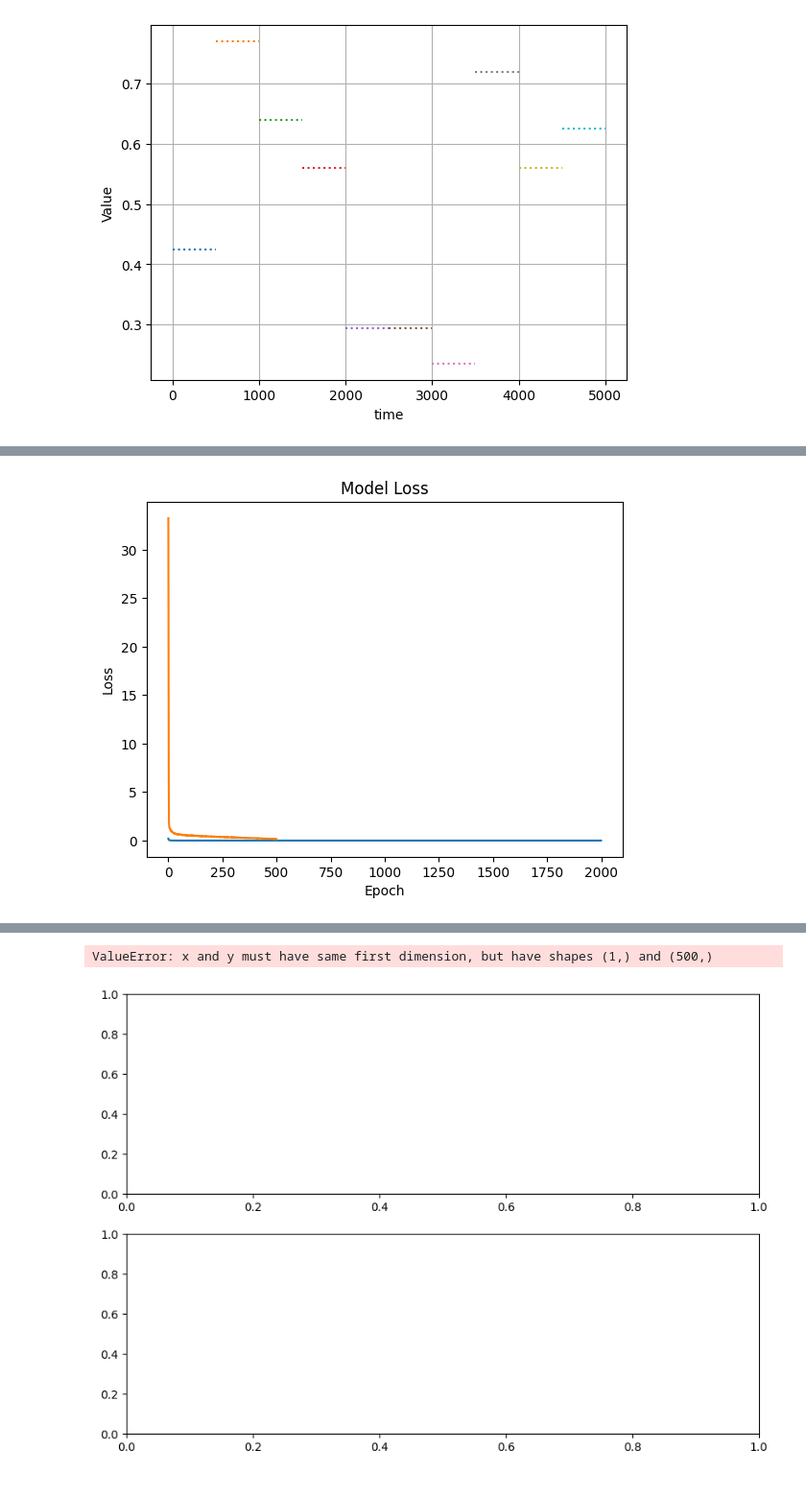
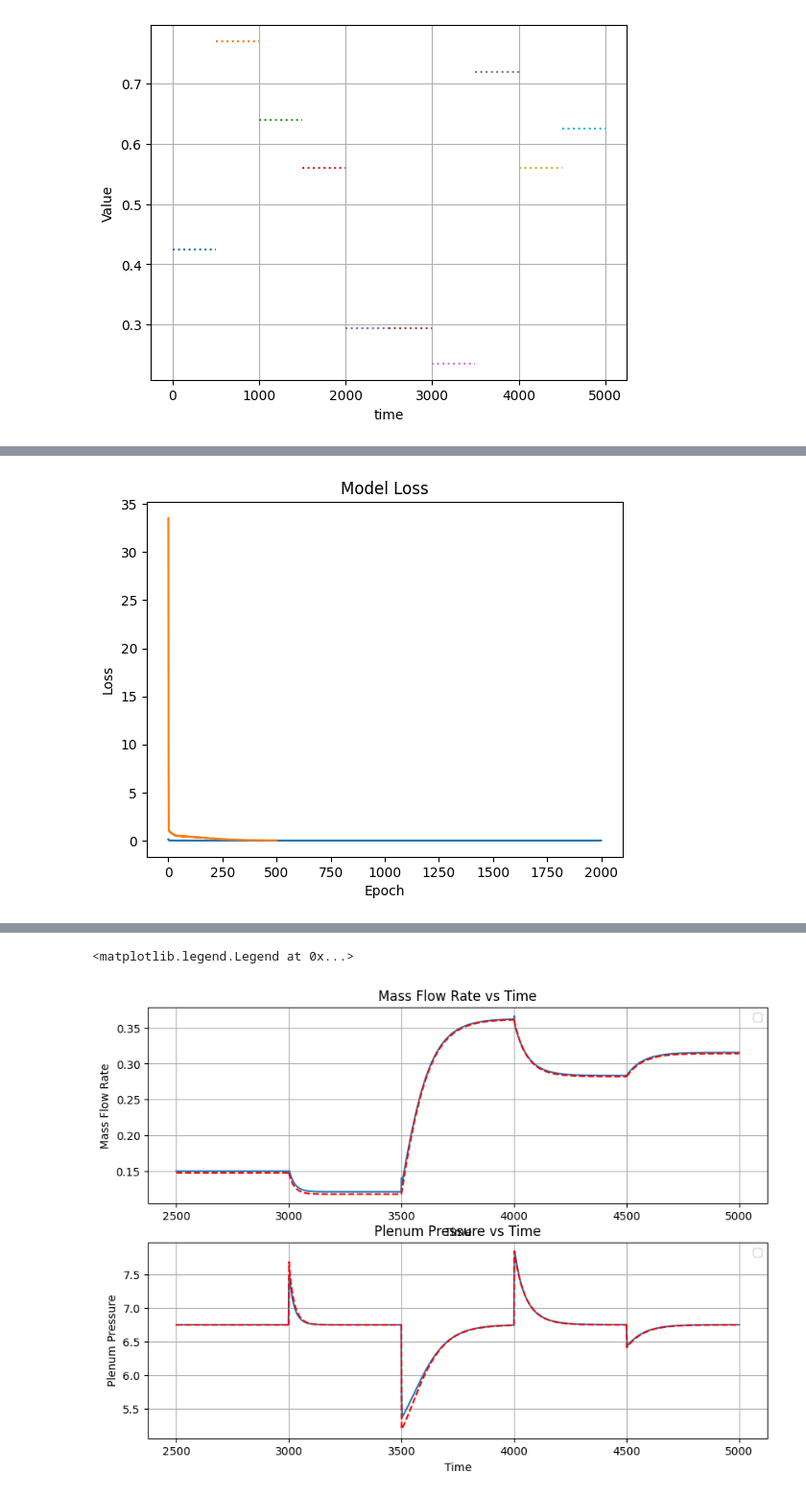
Before and after one commit to MMatheusB/UFBA, a Jupyter notebook: Sistema_Compressao/RNN(2).ipynb, the cells around one changed output, grey strips where cells are left out. Shown at 96% size. Drawn from its saved outputs; the diff is of its cells as text; code cells hidden in the pictures.

```diff
--- a/Sistema_Compressao/RNN(2).ipynb
+++ b/Sistema_Compressao/RNN(2).ipynb
@@ -93,10 +93,7 @@ plt.show()
 # %%
 RNN_train = np.array(RNN_train)
 RNN_test = np.array(RNN_test)
-print(RNN_train.shape)
-print(RNN_test.shape)
-
-timestep = 4
+timestep = 2
 
 X = []
 yMass = []
@@ -109,22 +106,24 @@ for j in range(5):
         X.append(RNN_train[j,:,i])
         x_test.append(RNN_test[j,:,i])
         if i == (len(RNN_train[0][0]) - 1):
-            if j !=3:
+            if j != 4:
                 yMass.append(RNN_train[j + 1, :1, 0])
                 yPress.append(RNN_train[j + 1, 1:2, 0])
+            else:
+                yMass.append(RNN_train[0, :1, 0])
+                yPress.append(RNN_train[0, 1:2, 0])
         else:
             yMass.append(RNN_train[j,:1,i+1])
             yPress.append(RNN_train[j,1:2,i+1])
 
 
 X = np.array(X)
-X = tf.reshape(X, [500, 5, 3])
+X = tf.reshape(X, [1250, 2, 3])
 yMass = np.array(yMass)
-yMass = tf.reshape(yMass, [499, 5, 1])
+yMass = tf.reshape(yMass, [1250, 2, 1])
 yPress = np.array(yPress)
-yPress = tf.reshape(yPress, [500, 5, 1])
+yPress = tf.reshape(yPress, [1250, 2, 1])
 
 
 x_test = np.array(x_test)
-x_test = tf.reshape(x_test, [500, 5, 3])
-print(x_test)
+x_test = tf.reshape(x_test, [1250, 2, 3])
@@ -185,7 +179,7 @@ plt.show()
 predictionM = modelMass.predict(x_test)
 predictionP = modelPress.predict(x_test)
 
-
+interval2 = [np.linspace(2500, 5000, 1250)]
 # Extract mass and pressure from prediction
 mass = predictionM[:,:,0]
 pressure = predictionP[:,:,0]
@@ -193,9 +187,9 @@ pressure = predictionP[:,:,0]
 # Cria uma figura com subplots
 fig, axs = plt.subplots(2, 1, figsize=(10, 7))
 
+axs[0].plot(np.squeeze(interval2), np.squeeze(mass[ :, 0]))
 # Gráfico da mass FlowRate vs. Tempo
 for i in range(5, 10):
-    axs[0].plot(interval[i], mass[ :, i - 5])
     axs[0].plot(interval[i], np.squeeze(massFlowrate[i]), 'r--')
 axs[0].grid(True)
 axs[0].set_xlabel('Time')
@@ -203,9 +197,9 @@ axs[0].set_ylabel('Mass Flow Rate')
 axs[0].set_title('Mass Flow Rate vs Time')
 axs[0].legend()
 
+axs[1].plot(np.squeeze(interval2), np.squeeze(pressure[:,0]))
 # Gráfico da Pressão do PlenumPressure vs. Tempo
 for i in range(5, 10):
-    axs[1].plot(interval[i], np.squeeze(pressure[:,i-5]))
     axs[1].plot(interval[i], np.squeeze(PlenumPressure[i]), 'r--')
 axs[1].grid(True)
 axs[1].set_xlabel('Time')
@@ -213,4 +207,4 @@ axs[1].set_ylabel('Plenum Pressure')
 axs[1].set_title('Plenum Pressure vs Time')
 axs[1].legend()
 # %% [output]
-[figure, old version]
+[figure, new version]
@@ -219,2 +213,2 @@ axs[1].legend()
-ValueError: x and y must have same first dimension, but have shapes (1,) and (500,)
+<matplotlib.legend.Legend at 0x...>
-[figure, old version]
+[figure, new version]
```
Also changed, not shown: parts of 3 cells of this notebook, 2 other files.
